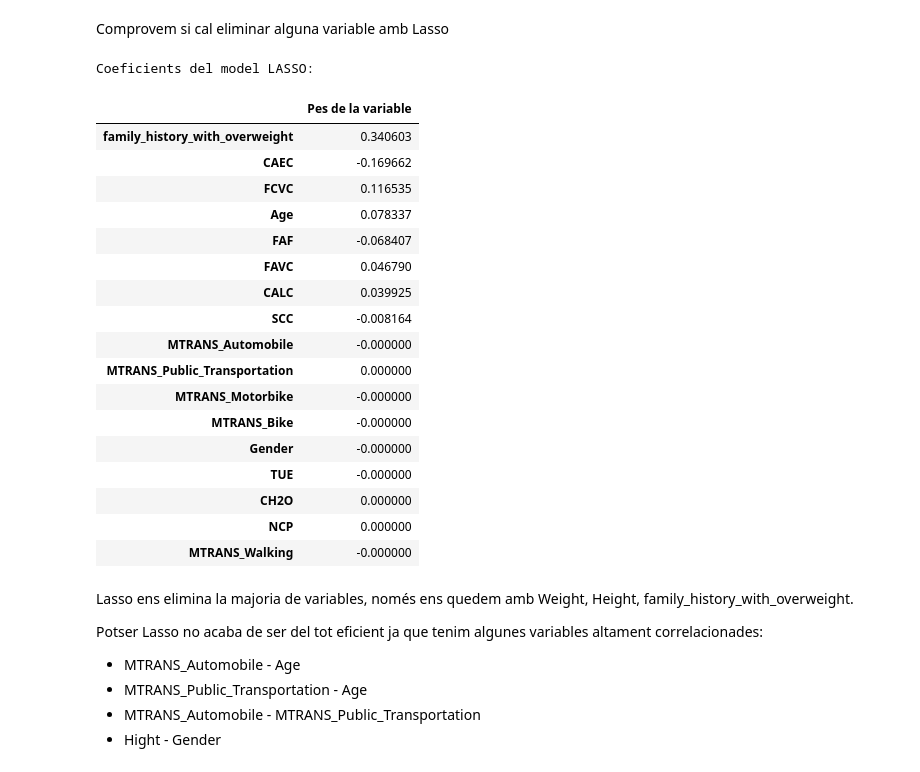
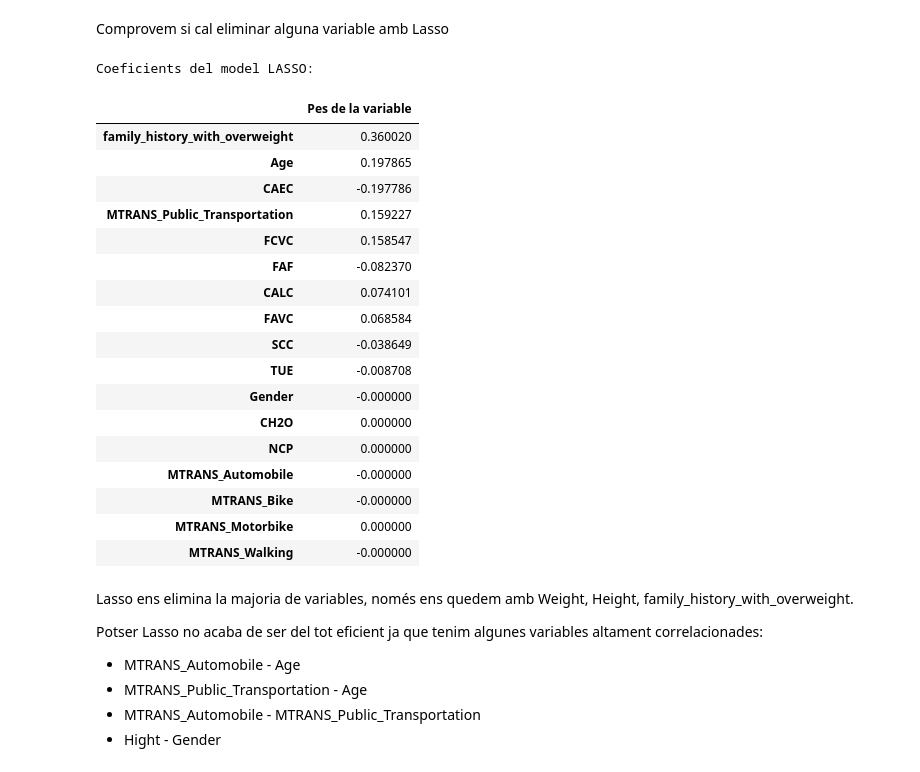
Before and after one commit to natalianavarroriera/Obesitat-APC, a Jupyter notebook: cas_kaggle_regressio.ipynb, the cells around one changed output. Cells and saved outputs as stored; diff of their text form; code cells hidden in the pictures.

```diff
--- a/cas_kaggle_regressio.ipynb
+++ b/cas_kaggle_regressio.ipynb
@@ -524,31 +486,31 @@ X_train, X_test, y_train, y_test = train_test_split(X, y, test_size = 0.2, rando
 # %% [markdown]
 Comprovem si cal eliminar alguna variable amb Lasso
 # %%
-model_lasso = Lasso(alpha=0.1)
-model_lasso.fit(X, y)
+model_lasso = Lasso(alpha=0.05)
+model_lasso.fit(X, y) #no se si hauriem de posar X_train i y_train o X i y
 
 coef = pd.Series(model_lasso.coef_, index=X.columns)
 print("\nCoeficients del model LASSO:")
 display(coef.sort_values(key=abs, ascending=False).to_frame("Pes de la variable"))
 # %% [output]
 Coeficients del model LASSO:
 |  | Pes de la variable |
-| family_history_with_overweight | 0.340603 |
-| CAEC | -0.169662 |
-| FCVC | 0.116535 |
-| Age | 0.078337 |
-| FAF | -0.068407 |
-| FAVC | 0.046790 |
-| CALC | 0.039925 |
-| SCC | -0.008164 |
-| MTRANS_Automobile | -0.000000 |
-| MTRANS_Public_Transportation | 0.000000 |
-| MTRANS_Motorbike | -0.000000 |
-| MTRANS_Bike | -0.000000 |
+| family_history_with_overweight | 0.360020 |
+| Age | 0.197865 |
+| CAEC | -0.197786 |
+| MTRANS_Public_Transportation | 0.159227 |
+| FCVC | 0.158547 |
+| FAF | -0.082370 |
+| CALC | 0.074101 |
+| FAVC | 0.068584 |
+| SCC | -0.038649 |
+| TUE | -0.008708 |
 | Gender | -0.000000 |
-| TUE | -0.000000 |
 | CH2O | 0.000000 |
 | NCP | 0.000000 |
+| MTRANS_Automobile | -0.000000 |
+| MTRANS_Bike | -0.000000 |
+| MTRANS_Motorbike | 0.000000 |
 | MTRANS_Walking | -0.000000 |
 # %% [markdown]
 Lasso ens elimina la majoria de variables, només ens quedem amb Weight, Height, family_history_with_overweight.
```
Also changed, not shown: parts of 42 cells of this notebook.
